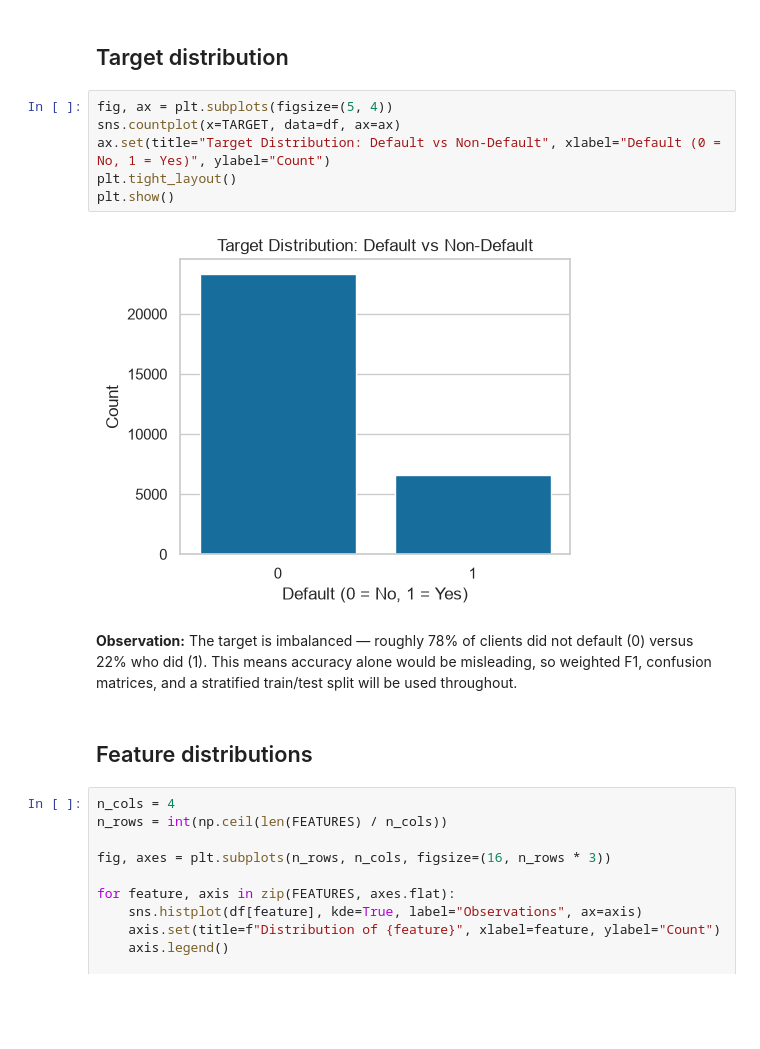
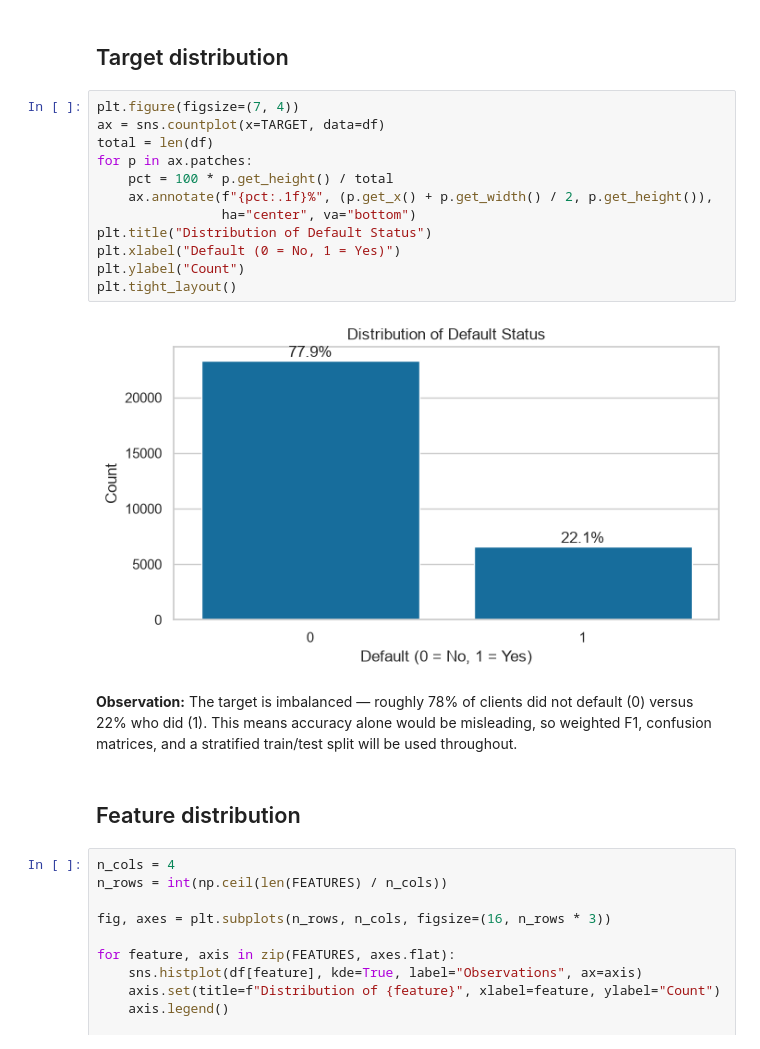
Before and after one commit to arhamgarg/ml-capstone, a Jupyter notebook: notebooks/classification.ipynb, the cells around one changed output. Drawn from its saved outputs; the diff is of its cells as text; blank space fills up the shorter version.

```diff
--- a/notebooks/classification.ipynb
+++ b/notebooks/classification.ipynb
@@ -148,17 +148,23 @@ The dataset contains 30,000 observations, 23 predictors, and one binary target,
 # %% [markdown]
 ## Target distribution
 # %%
-fig, ax = plt.subplots(figsize=(5, 4))
-sns.countplot(x=TARGET, data=df, ax=ax)
-ax.set(title="Target Distribution: Default vs Non-Default", xlabel="Default (0 = No, 1 = Yes)", ylabel="Count")
+plt.figure(figsize=(7, 4))
+ax = sns.countplot(x=TARGET, data=df)
+total = len(df)
+for p in ax.patches:
+    pct = 100 * p.get_height() / total
+    ax.annotate(f"{pct:.1f}%", (p.get_x() + p.get_width() / 2, p.get_height()),
+                ha="center", va="bottom")
+plt.title("Distribution of Default Status")
+plt.xlabel("Default (0 = No, 1 = Yes)")
+plt.ylabel("Count")
 plt.tight_layout()
-plt.show()
 # %% [output]
-[figure, old version]
+[figure, new version]
 # %% [markdown]
 **Observation:** The target is imbalanced — roughly 78% of clients did not default (0) versus 22% who did (1). This means accuracy alone would be misleading, so weighted F1, confusion matrices, and a stratified train/test split will be used throughout.
 # %% [markdown]
-## Feature distributions
+## Feature distribution
 # %%
 n_cols = 4
 n_rows = int(np.ceil(len(FEATURES) / n_cols))
```
Also changed, not shown: parts of 13 cells of this notebook.
